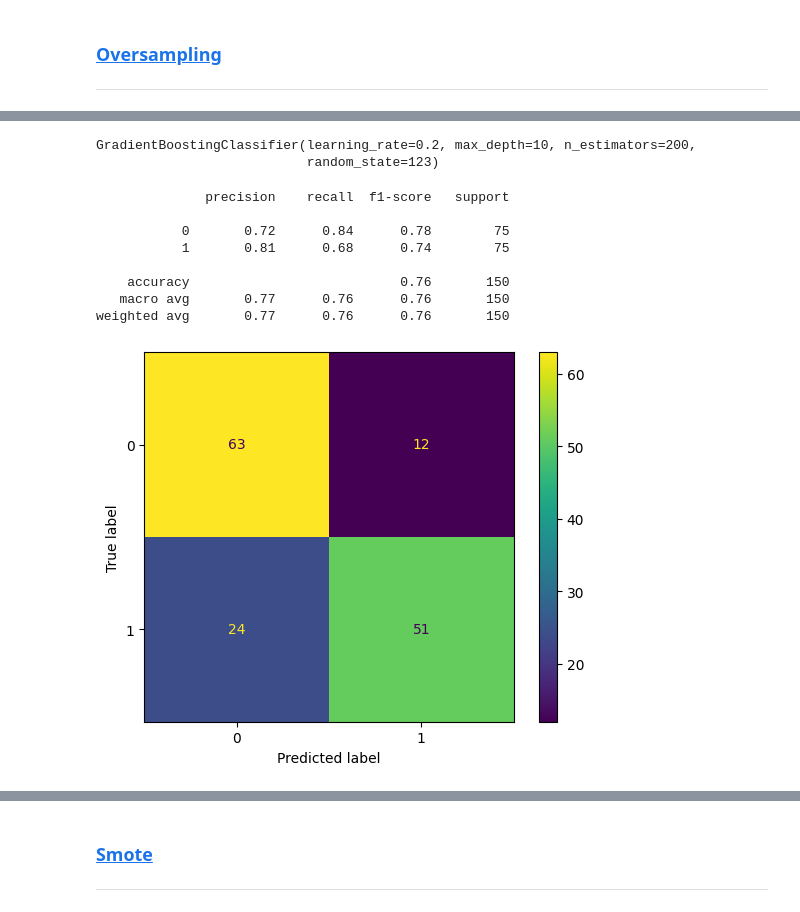
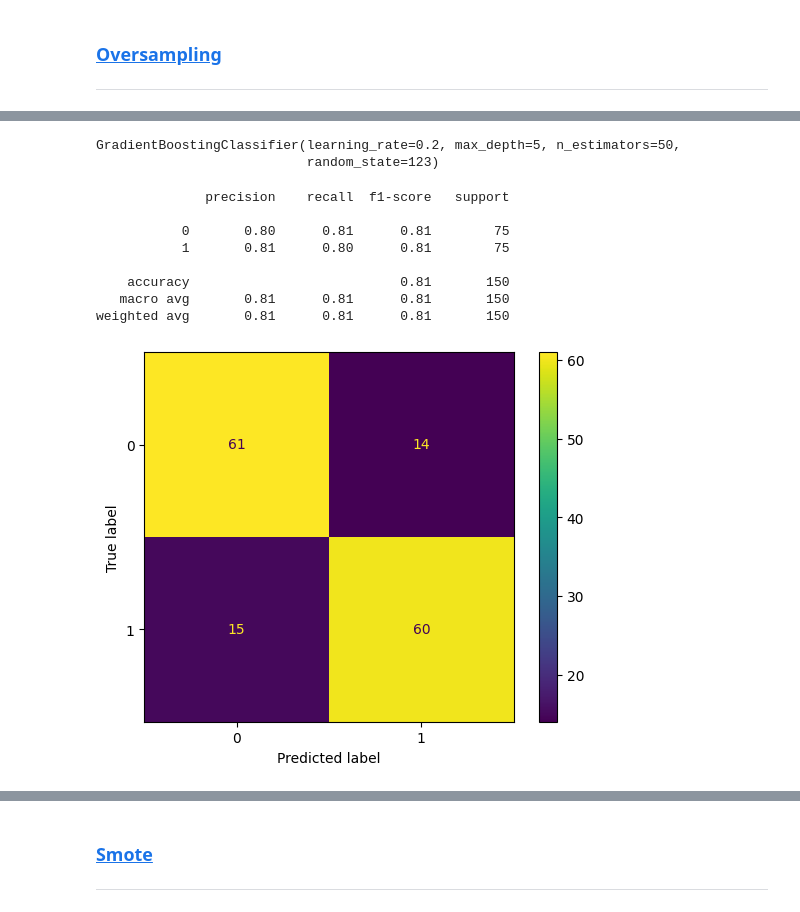
Before and after one commit to DandiMahendris/Auto-Insurance-Fraud-Detection, a Jupyter notebook: 05_modelling.ipynb, the cells around one changed output, grey strips where cells are left out. Saved outputs shown, nothing was run; the diff lists cells and outputs as text; code cells hidden in the pictures.

```diff
--- a/05_modelling.ipynb
+++ b/05_modelling.ipynb
@@ -628,13 +595,14 @@ param_grid = {
         }
 
 # Buat gridsearch
-grad_tree = GradientBoostingClassifier()
+grad_tree = GradientBoostingClassifier(random_state=123)
+cv = StratifiedKFold(n_splits=5)
 
-grad_tree_cv = RandomizedSearchCV(
+grad_tree_cv = BayesSearchCV(
                         estimator = grad_tree,
-                        param_distributions = param_grid,
-                        cv = 5,
-                        scoring = "roc_auc",
+                        search_spaces = param_grid,
+                        cv = cv,
+                        scoring = "recall",
                         n_jobs = -1)
 
 grad_tree_cv.fit(x_train["oversampling"],y_train["oversampling"])
@@ -641,42 +617,42 @@ grad_tree_cv.fit(x_train["oversampling"],y_train["oversampling"])
 # %%
-grad_tree = GradientBoostingClassifier(
+grad_tree_over = GradientBoostingClassifier(
                                     max_depth = grad_tree_cv.best_params_['max_depth'],
                                     n_estimators = grad_tree_cv.best_params_['n_estimators'],
                                     learning_rate = grad_tree_cv.best_params_['learning_rate'],
                                     random_state=123)
 
 
-grad_tree.fit(x_train["oversampling"], y_train["oversampling"])
+grad_tree_over.fit(x_train["oversampling"], y_train["oversampling"])
 # %% [output]
-GradientBoostingClassifier(learning_rate=0.2, max_depth=10, n_estimators=200,
+GradientBoostingClassifier(learning_rate=0.2, max_depth=5, n_estimators=50,
                            random_state=123)
 # %%
-y_valid_gb_pred_over = grad_tree.predict(x_valid['oversampling'])
+y_valid_gb_pred_over = grad_tree_over.predict(x_valid['oversampling'])
 
 print(classification_report(y_true = y_valid['oversampling'],
                             y_pred = y_valid_gb_pred_over))
 # %% [output]
               precision    recall  f1-score   support
 
-           0       0.72      0.84      0.78        75
-           1       0.81      0.68      0.74        75
+           0       0.80      0.81      0.81        75
+           1       0.81      0.80      0.81        75
 
-    accuracy                           0.76       150
-   macro avg       0.77      0.76      0.76       150
-weighted avg       0.77      0.76      0.76       150
+    accuracy                           0.81       150
+   macro avg       0.81      0.81      0.81       150
+weighted avg       0.81      0.81      0.81       150
 # %%
 # Create confusion matrix list
 disp_cm = list()
 
 cm_gb_over = confusion_matrix(y_true = y_valid['oversampling'],
                             y_pred = y_valid_gb_pred_over)
 
 disp_1 = ConfusionMatrixDisplay(confusion_matrix=cm_gb_over,
-                               display_labels=grad_tree.classes_)
+                               display_labels=grad_tree_over.classes_)
 disp_cm.append(disp_1)
 
 disp_1.plot()
 plt.show()
 # %% [output]
-[figure, old version]
+[figure, new version]
 # %%
```
Also changed, not shown: parts of 59 cells of this notebook, 1 other file.
